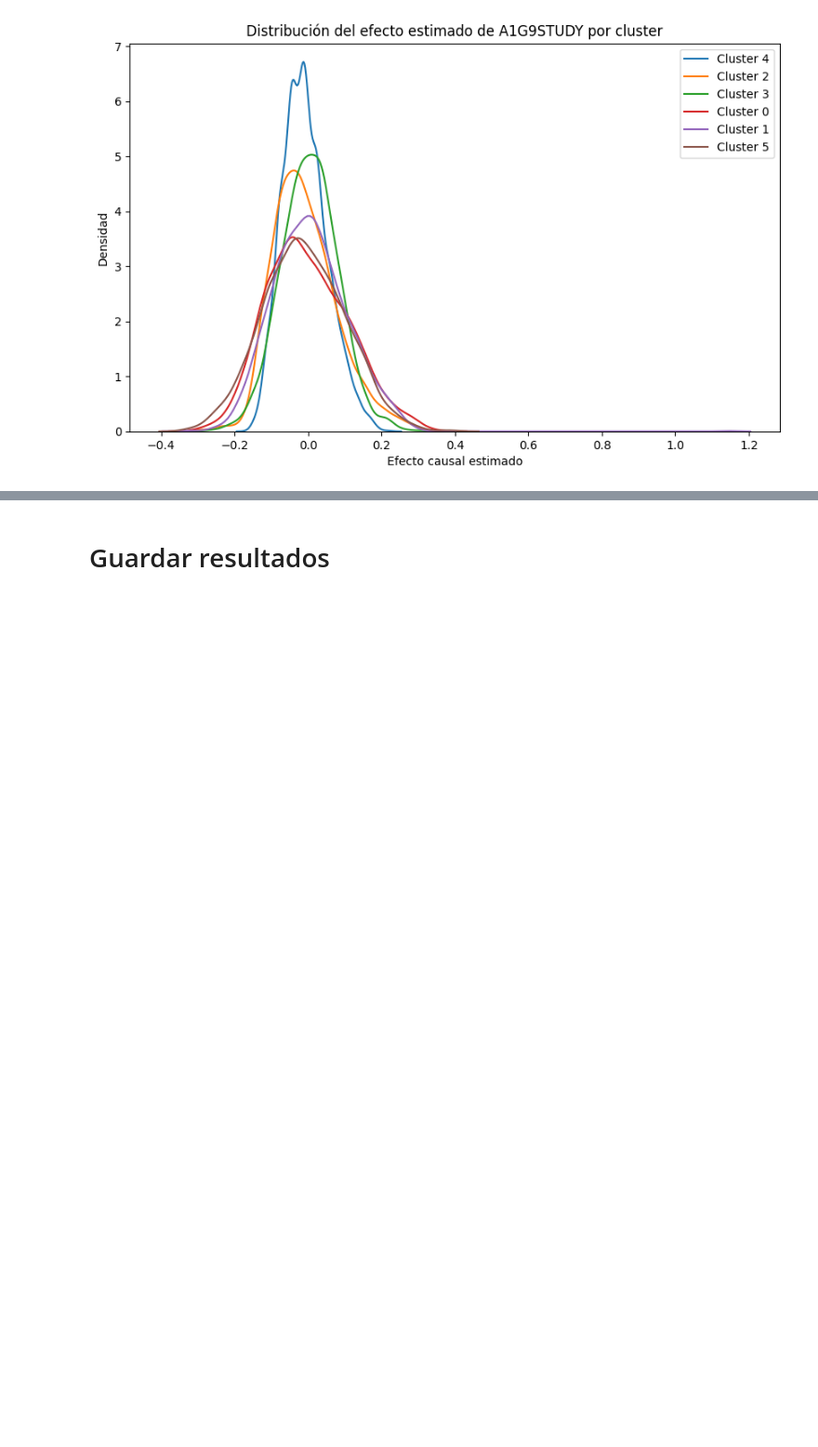
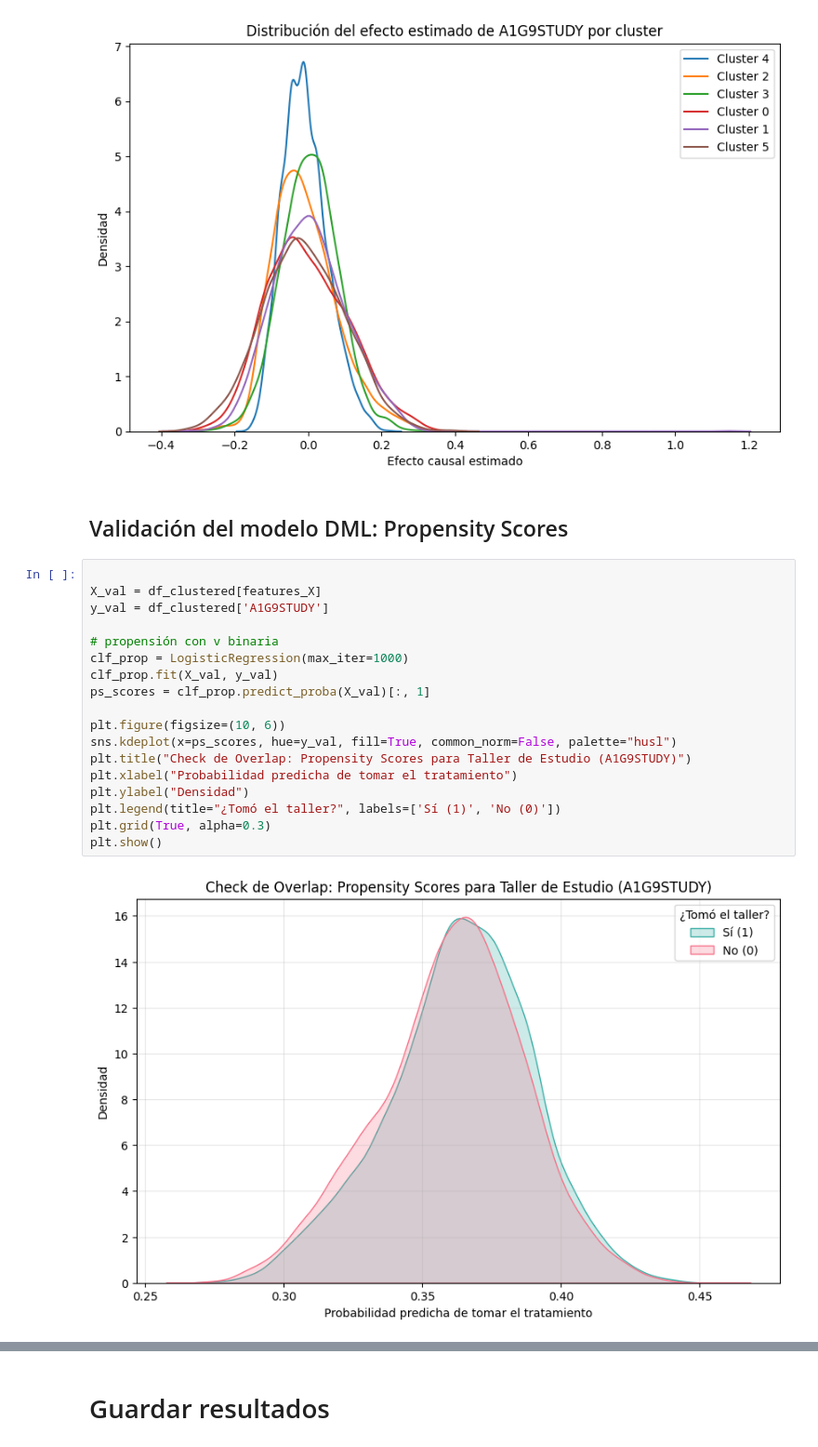
Before and after one commit to ClemoAcevedo/hsls09-causal-impact, a Jupyter notebook: Entrega Final/Entrega_Final_Proyecto_IIC2433.ipynb, the cells around one changed output, grey strips where cells are left out. Shown at 93% size. Cells and saved outputs as stored; diff of their text form; blank space fills up the shorter version.

Commit message:
Añadir Visualizaciones

```diff
--- a/Entrega Final/Entrega_Final_Proyecto_IIC2433.ipynb
+++ b/Entrega Final/Entrega_Final_Proyecto_IIC2433.ipynb
@@ -654,3 +701,25 @@ for treatment_name in tratamiento:
 [figure]
 [figure]
 [figure]
+# %% [markdown]
+## Validación del modelo DML: Propensity Scores
+# %%
+
+X_val = df_clustered[features_X]
+y_val = df_clustered['A1G9STUDY']
+
+# propensión con v binaria
+clf_prop = LogisticRegression(max_iter=1000)
+clf_prop.fit(X_val, y_val)
+ps_scores = clf_prop.predict_proba(X_val)[:, 1]
+
+plt.figure(figsize=(10, 6))
+sns.kdeplot(x=ps_scores, hue=y_val, fill=True, common_norm=False, palette="husl")
+plt.title("Check de Overlap: Propensity Scores para Taller de Estudio (A1G9STUDY)")
+plt.xlabel("Probabilidad predicha de tomar el tratamiento")
+plt.ylabel("Densidad")
+plt.legend(title="¿Tomó el taller?", labels=['Sí (1)', 'No (0)'])
+plt.grid(True, alpha=0.3)
+plt.show()
+# %% [output]
+[figure, added]
```
Also changed, not shown: parts of 15 cells of this notebook.
